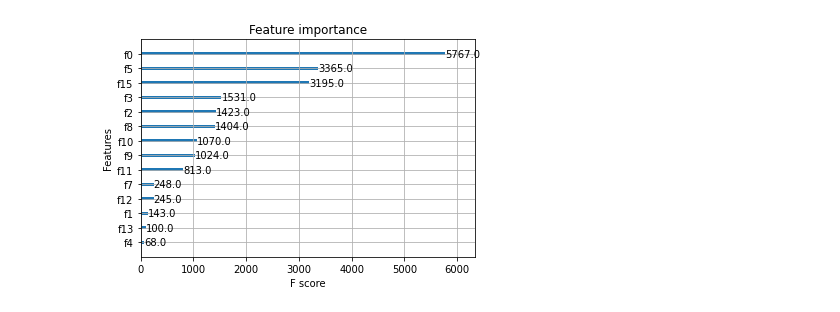
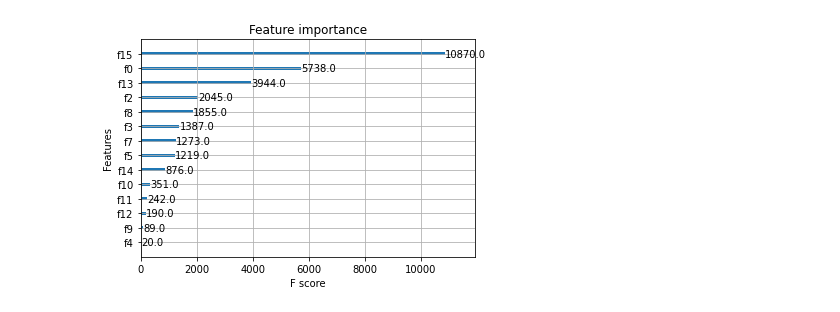
Before and after one commit to luweizheng/dynamic-unroll-nde, a Jupyter notebook: cost-model/xgb2.ipynb, the cells around one changed output. Cells and saved outputs as stored; diff of their text form; code cells hidden in the pictures.

```diff
--- a/cost-model/xgb2.ipynb
+++ b/cost-model/xgb2.ipynb
@@ -37,13 +47,17 @@ X_train, X_test, y_train, y_test = train_test_split(X, y,
 # %%
-compile_model = xgb.XGBRegressor(n_estimators=100,
+# model for compilation_time prediction
+compile_model = xgb.XGBRegressor(n_estimators=128,
                          learning_rate=0.05,
-                         max_depth=10,
+                         max_depth=16,
                          objective='reg:squarederror')
 compile_model.fit(X_train, y_train[:, 0])
 
-
-# 对测试集进行预测
-compile_ans = compile_model.predict(X_test)
-
-print(mean_squared_error(y_test[:, 0], compile_ans))
+# on test dataset
+compile_pred = compile_model.predict(X_test)
+compile_mse = mean_squared_error(y_test[:, 0], compile_pred)
+compile_mae = mean_absolute_error(y_test[:, 0], compile_pred)
+compile_mape = mean_absolute_percentage_error(y_test[:, 0], compile_pred)
+print(f"compilation MSE: {compile_mse}")
+print(f"compilation MAE: {compile_mae}")
+print(f"compilation MAPE: {compile_mape}")
 # %% [output]
@@ -51,10 +67,15 @@ print(mean_squared_error(y_test[:, 0], compile_ans))
 # %%
-run_model = xgb.XGBRegressor(n_estimators=100,
+execution_model = xgb.XGBRegressor(n_estimators=128,
                          learning_rate=0.05,
                          max_depth=10,
                          objective='reg:squarederror')
-run_model.fit(X_train, y_train[:, 1])
+execution_model.fit(X_train, y_train[:, 1])
 
-run_ans = run_model.predict(X_test)
-print(mean_squared_error(y_test[:, 1], run_ans))
+execution_pred = execution_model.predict(X_test)
+execution_mse = mean_squared_error(y_test[:, 1], execution_pred)
+execution_mae = mean_absolute_error(y_test[:, 1], execution_pred)
+execution_mape = mean_absolute_percentage_error(y_test[:, 1], execution_pred)
+print(f"execution MSE: {execution_mse}")
+print(f"execution MAE: {execution_mae}")
+print(f"execution MAP: {execution_mape}")
 # %% [output]
@@ -62,6 +92,6 @@ print(mean_squared_error(y_test[:, 1], run_ans))
 # %%
 #  显示重要特征
-plot_importance(compile_model)
+plot_importance(execution_model)
 plt.show()
 # %% [output]
-[figure, old version]
+[figure, new version]
```
Also changed, not shown: parts of 20 cells of this notebook, 9 other files.
